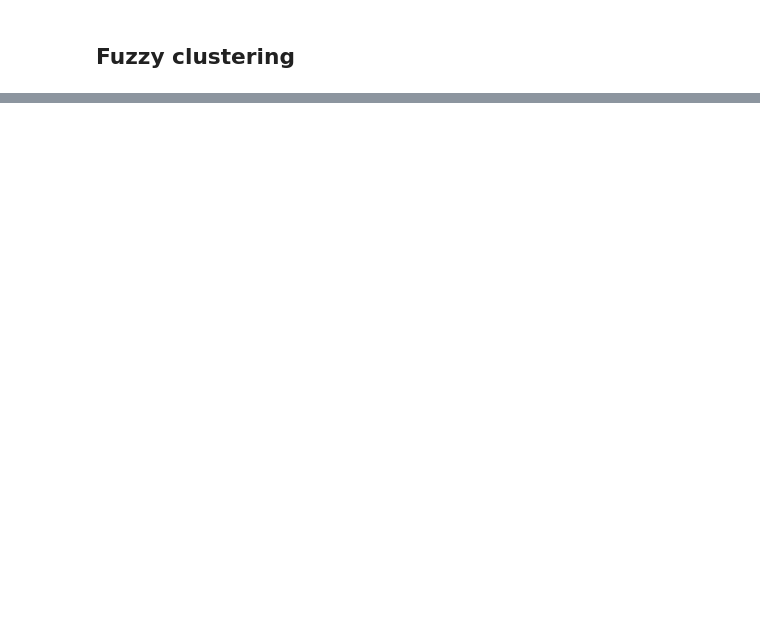
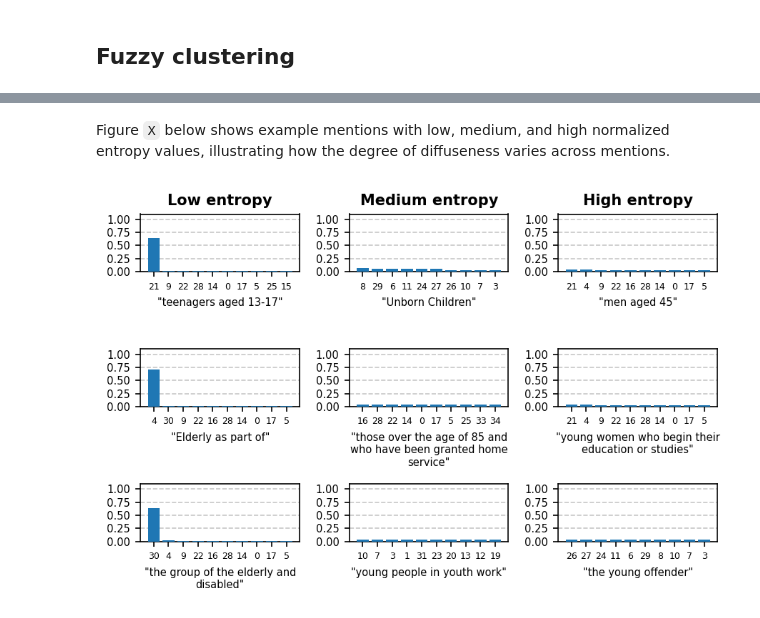
Before and after one commit to haukelicht/galtan_group_appeals, a Jupyter notebook: code/mention-segmentation/mention_fuzzy_clustering_nonecon.ipynb, the cells around one changed output, grey strips where cells are left out. Saved outputs shown, nothing was run; the diff lists cells and outputs as text; code cells hidden in the pictures; blank space fills up the shorter version.

```diff
--- a/code/mention-segmentation/mention_fuzzy_clustering_nonecon.ipynb
+++ b/code/mention-segmentation/mention_fuzzy_clustering_nonecon.ipynb
@@ -983,0 +1345,50 @@ plot_dendrogram(agglo_model, truncate_mode='level', p=20)
+# %% [markdown]
+Figure `X` below shows example mentions with low, medium, and high normalized entropy values, illustrating how the degree of diffuseness varies across mentions.
+# %%
+from textwrap import fill
+n_bins = 11
+
+bins = pd.qcut(normalized_entropies, n_bins, labels=False)
+
+low = np.where(bins == 0)[0]
+medium = np.where(bins == n_bins//2)[0]
+high = np.where(bins == n_bins-1)[0]
+
+
+n_col = 3
+n_rows = 3
+# sample `n_rows` examples from each bin
+rng = np.random.default_rng(42)
+low = rng.choice(low, n_rows, replace=False)
+medium = rng.choice(medium, n_rows, replace=False)
+high = rng.choice(high, n_rows, replace=False)
+
+n_ = n_col * n_rows
+frac_ = 2/3
+fig, axes = plt.subplots(n_rows, n_col, figsize=(n_col*3*frac_, n_rows*2*frac_), dpi=150)
+top_ = 10
+
+top_clusters = set()
+idxs = [low, medium, high]
+for r, ax in enumerate(axes):
+    for c, idx in enumerate(idxs):
+        ax = axes[r, c]
+        if r==0:
+            val = ['Low', 'Medium', 'High'][c]
+            ax.set_title(f'{val} entropy', fontdict={'fontsize': 10, 'weight': 'bold'})
+        i = idx[r]
+        ax.set_ylim(0, 1.1)
+        ax.set_yticks(np.linspace(0, 1, 5))
+        ax.set_yticklabels([f'{y:.2f}' for y in np.linspace(0, 1, 5)], fontsize=7)
+        ax.grid(True, axis='y', linestyle='--', alpha=0.7)
+        these = memberships[i, :].argsort()[::-1][:top_]
+        top_clusters.add(these[0])
+        ax.bar(range(top_), memberships[i, these], zorder=3)
+        ax.set_xticks(range(top_))
+        ax.set_xticklabels(these, va='top', ha='center', fontsize=6)
+        # ax.set_xlabel('Cluster')
+        m = fill(df_sample.text.iloc[i], width=30, break_long_words=False)
+        ax.set_xlabel(f'"{m}"', fontdict={'fontsize': 7})
+plt.tight_layout()
+# %% [output]
+[figure, added]
```
Also changed, not shown: parts of 93 cells of this notebook.
